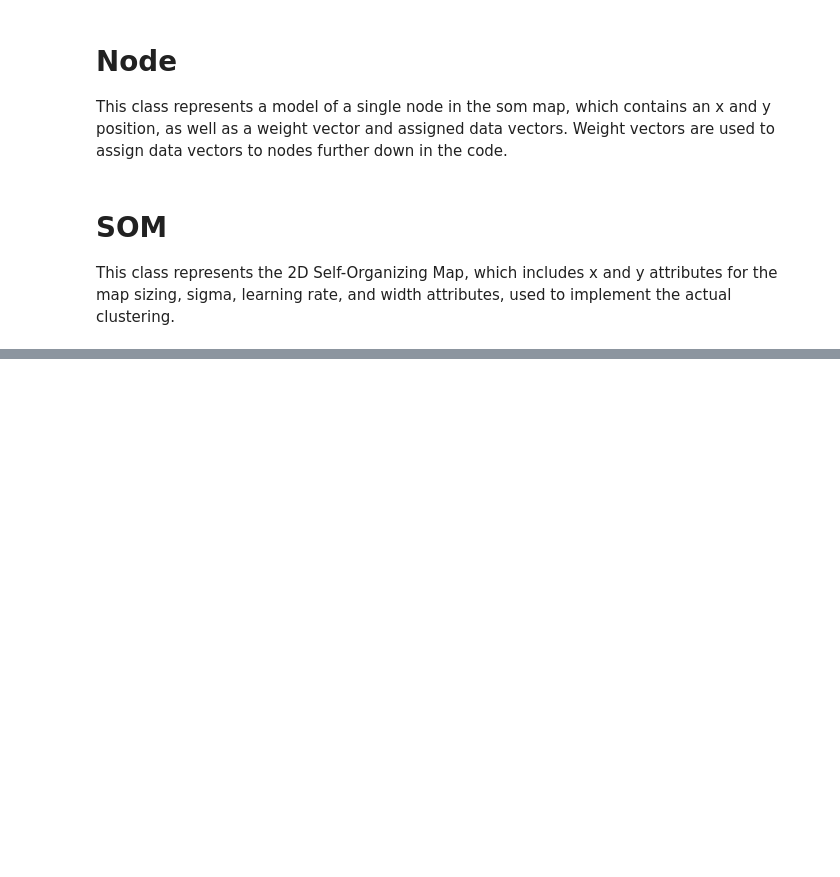
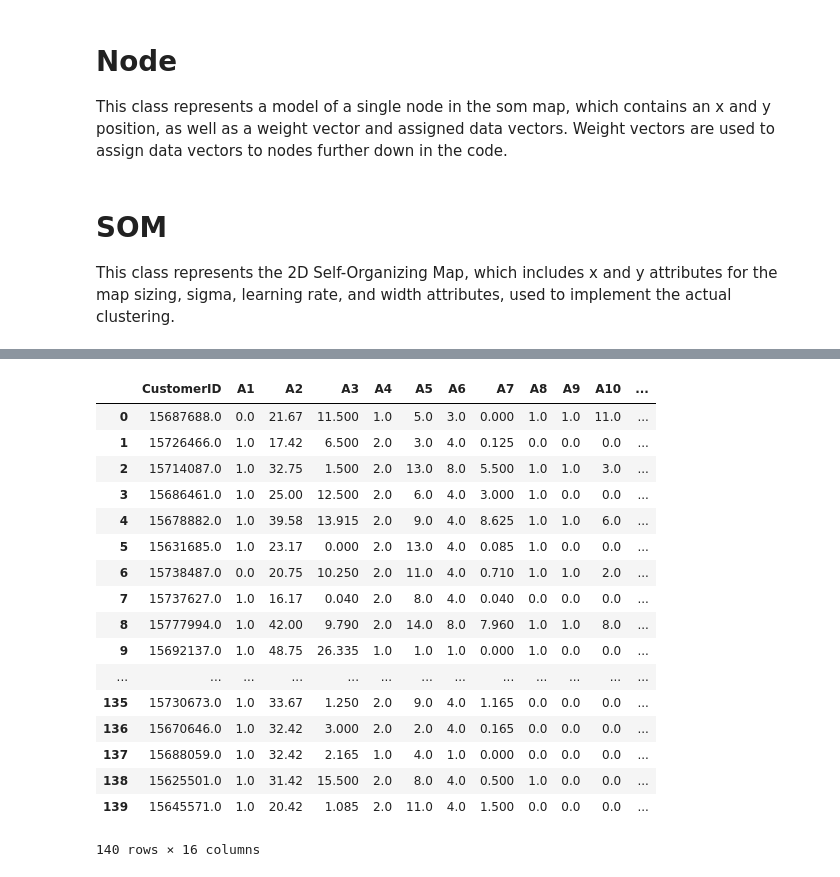
Before and after one commit to nbroadbent/Clustering-Algorithms, a Jupyter notebook: Clustering Algorithms.ipynb, the cells around one changed output, grey strips where cells are left out. Cells and saved outputs as stored; diff of their text form; code cells hidden in the pictures; blank space fills up the shorter version.

```diff
--- a/Clustering Algorithms.ipynb
+++ b/Clustering Algorithms.ipynb
@@ -297,7 +292,8 @@ print(vecMap)
 # %%
-outNodes = som.getOutliers(0.8, dm, som.somMap)
+outNodes = som.getOutliers(0.9, dm, som.somMap)
 np.set_printoptions(suppress=True)
 print(len(outNodes))
 
-[np.array(x.vectors)*np.linalg.norm(data) for x in outNodes]
+o = [np.array(x.vectors)*np.linalg.norm(data) for x in outNodes]
+print(o)
 # %% [output]
@@ -332,11 +317,9 @@ plt.show()
-# %%
-data = {'a': np.arange(50),
-        'c': np.random.randint(0, 50, 50),
-        'd': np.random.randn(50)}
-data['b'] = data['a'] + 10 * np.random.randn(50)
-data['d'] = np.abs(data['d']) * 100
-
-plt.scatter('a', 'b', c='c', data=data)
-plt.xlabel('entry a')
-plt.ylabel('entry b')
-plt.show()
+# %%
+outliers = []
+
+for node in o:
+    for i in range(len(node)):
+        for j in range(len(data)):
+            if node[i].tolist() == data[j]:
+                outliers.append(df.iloc[j].values.tolist())
+                print(j)
@@ -342,0 +344,23 @@ plt.show()
+# %%
+k = pd.DataFrame(outliers)
+k.columns = df.columns
+k
+# %% [output]
+|  | CustomerID | A1 | A2 | A3 | A4 | A5 | A6 | A7 | A8 | A9 | A10 | ... |
+| 0 | 15687688.0 | 0.0 | 21.67 | 11.500 | 1.0 | 5.0 | 3.0 | 0.000 | 1.0 | 1.0 | 11.0 | ... |
+| 1 | 15726466.0 | 1.0 | 17.42 | 6.500 | 2.0 | 3.0 | 4.0 | 0.125 | 0.0 | 0.0 | 0.0 | ... |
+| 2 | 15714087.0 | 1.0 | 32.75 | 1.500 | 2.0 | 13.0 | 8.0 | 5.500 | 1.0 | 1.0 | 3.0 | ... |
+| 3 | 15686461.0 | 1.0 | 25.00 | 12.500 | 2.0 | 6.0 | 4.0 | 3.000 | 1.0 | 0.0 | 0.0 | ... |
+| 4 | 15678882.0 | 1.0 | 39.58 | 13.915 | 2.0 | 9.0 | 4.0 | 8.625 | 1.0 | 1.0 | 6.0 | ... |
+| 5 | 15631685.0 | 1.0 | 23.17 | 0.000 | 2.0 | 13.0 | 4.0 | 0.085 | 1.0 | 0.0 | 0.0 | ... |
+| 6 | 15738487.0 | 0.0 | 20.75 | 10.250 | 2.0 | 11.0 | 4.0 | 0.710 | 1.0 | 1.0 | 2.0 | ... |
+| 7 | 15737627.0 | 1.0 | 16.17 | 0.040 | 2.0 | 8.0 | 4.0 | 0.040 | 0.0 | 0.0 | 0.0 | ... |
+| 8 | 15777994.0 | 1.0 | 42.00 | 9.790 | 2.0 | 14.0 | 8.0 | 7.960 | 1.0 | 1.0 | 8.0 | ... |
+| 9 | 15692137.0 | 1.0 | 48.75 | 26.335 | 1.0 | 1.0 | 1.0 | 0.000 | 1.0 | 0.0 | 0.0 | ... |
+| ... | ... | ... | ... | ... | ... | ... | ... | ... | ... | ... | ... | ... |
+| 135 | 15730673.0 | 1.0 | 33.67 | 1.250 | 2.0 | 9.0 | 4.0 | 1.165 | 0.0 | 0.0 | 0.0 | ... |
+| 136 | 15670646.0 | 1.0 | 32.42 | 3.000 | 2.0 | 2.0 | 4.0 | 0.165 | 0.0 | 0.0 | 0.0 | ... |
+| 137 | 15688059.0 | 1.0 | 32.42 | 2.165 | 1.0 | 4.0 | 1.0 | 0.000 | 0.0 | 0.0 | 0.0 | ... |
+| 138 | 15625501.0 | 1.0 | 31.42 | 15.500 | 2.0 | 8.0 | 4.0 | 0.500 | 1.0 | 0.0 | 0.0 | ... |
+| 139 | 15645571.0 | 1.0 | 20.42 | 1.085 | 2.0 | 11.0 | 4.0 | 1.500 | 0.0 | 0.0 | 0.0 | ... |
+140 rows × 16 columns
```
Also changed, not shown: parts of 15 cells of this notebook, 1 other file.
